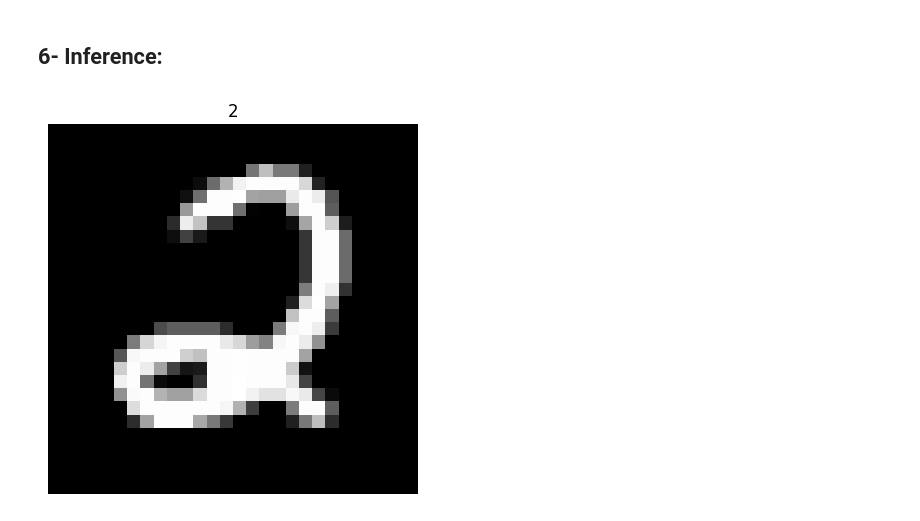
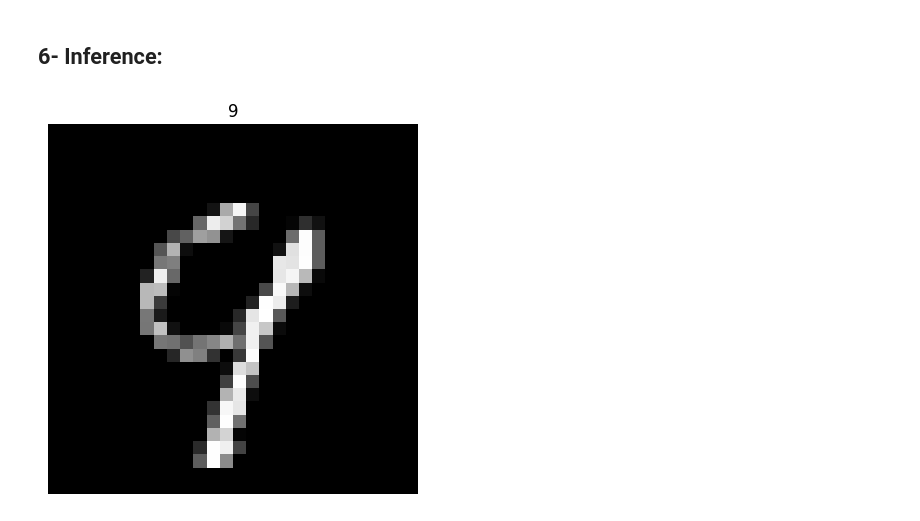
Before and after one commit to benhachy/NNFromScratch, a Jupyter notebook: NNFromScratch.ipynb, the cells around one changed output. Drawn from its saved outputs; the diff is of its cells as text; code cells hidden in the pictures.

```diff
--- a/NNFromScratch.ipynb
+++ b/NNFromScratch.ipynb
@@ -355,14 +501,14 @@ ModuleNotFoundError: No module named 'plotly'
 # %%
 random_idx = np.random.randint(1000)
 
-image = x_train[random_idx]
-label = y_train[random_idx]
+image = x_test[random_idx]
+label = y_test[random_idx]
 
 
 visualize_image(image, label)
 input_layer = image.flatten()
 # %% [output]
-[figure, old version]
+[figure, new version]
 # %%
 _, new_output = forward_pass(input_layer, weights)
 norm_new_output = np.array(tf.nn.softmax(new_output)) # transforming the logits to probs
```
Also changed, not shown: parts of 22 cells of this notebook, 12 other files.
